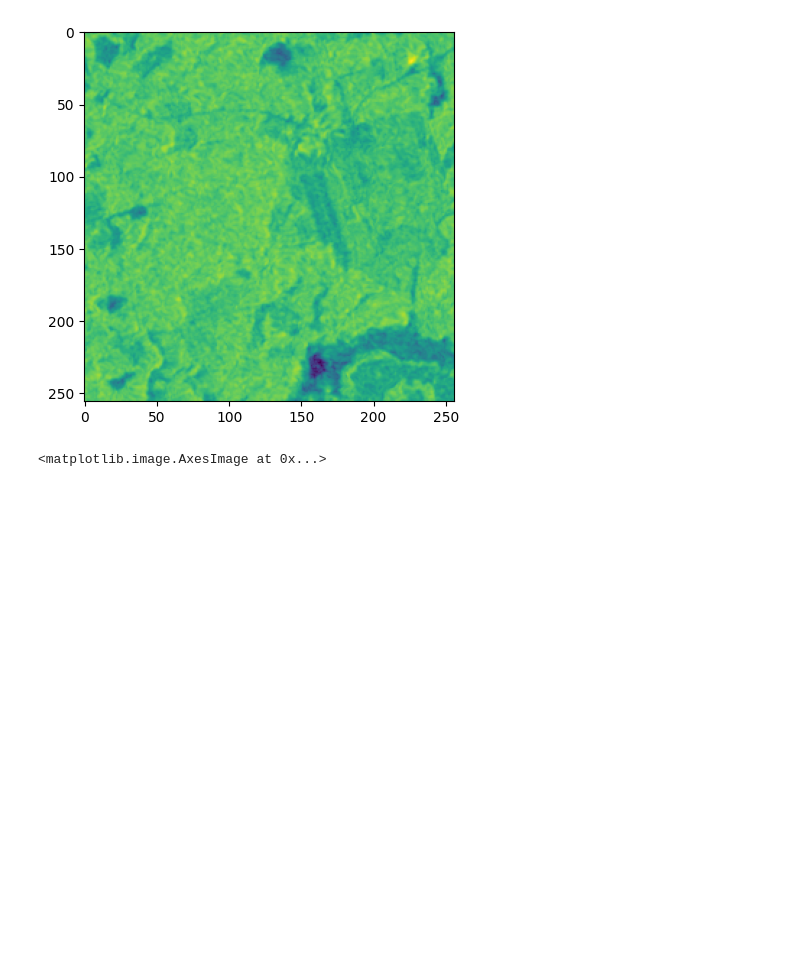
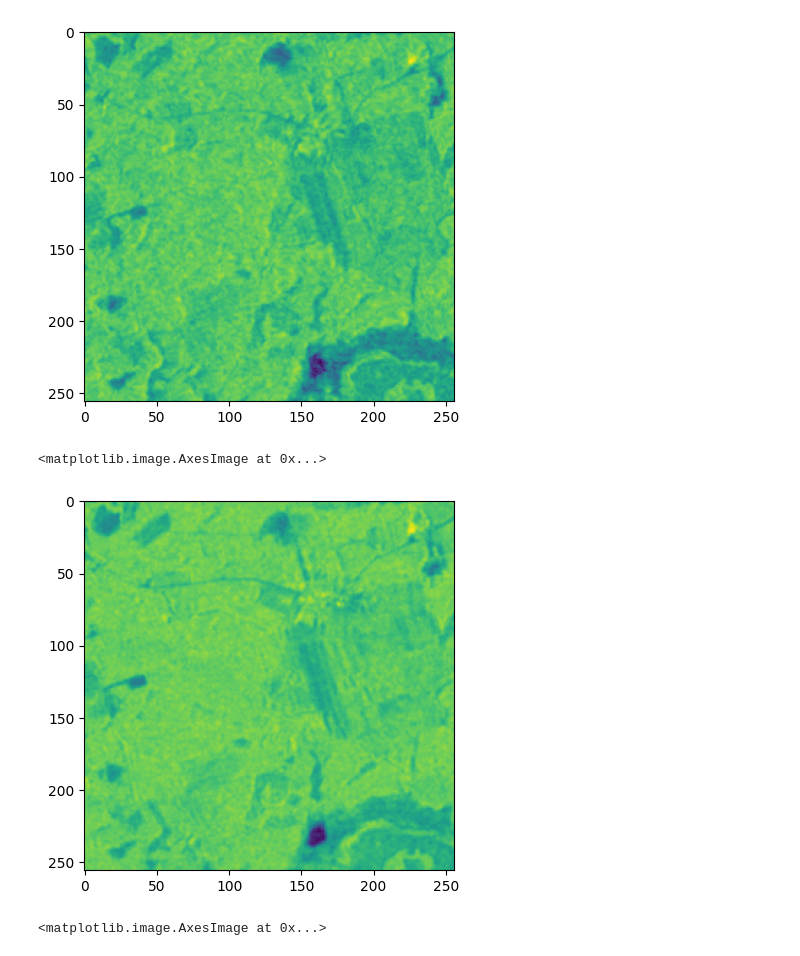
Before and after one commit to TeamEpochGithub/forestbiomass, a Jupyter notebook: analysis/exploratory_data_analysis/one_patch.ipynb, the cells around one changed output. Drawn from its saved outputs; the diff is of its cells as text; code cells hidden in the pictures; blank space fills up the shorter version.

Commit message:
wip average month agbm

```diff
--- a/analysis/exploratory_data_analysis/one_patch.ipynb
+++ b/analysis/exploratory_data_analysis/one_patch.ipynb
@@ -27,6 +27,11 @@ for d in all_imgs:
 [figure]
 [figure]
 [figure]
+# %%
+plt.imshow(np.average(all_imgs, axis=0))
+# %% [output]
+<matplotlib.image.AxesImage at 0x...>
+[figure, added]
 # %%
 im = Image.open( osp.join(train_label_path, "0a3d8f03_agbm.tif") )
 imshow(np.asarray(im))
```
Also changed, not shown: 1 other file.
